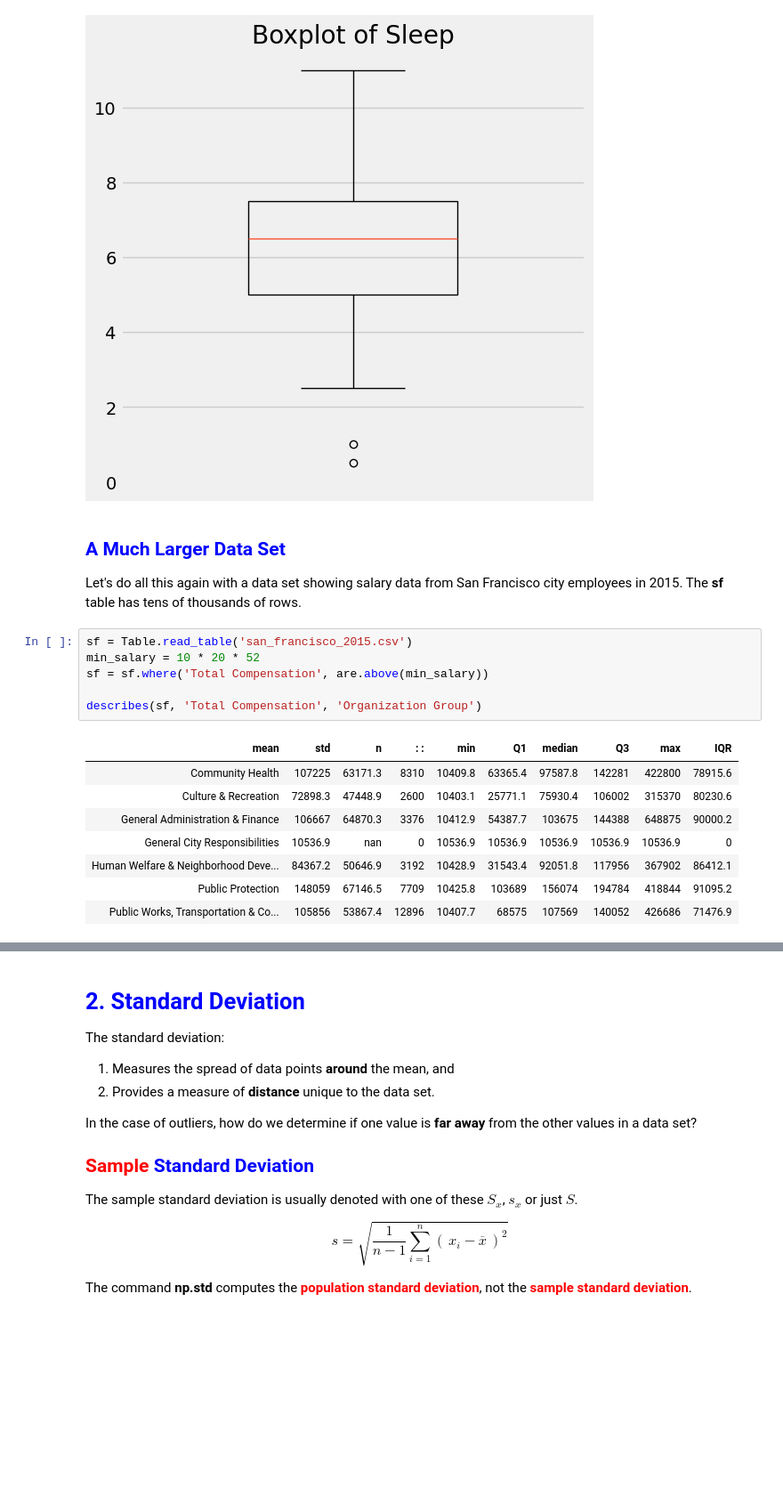
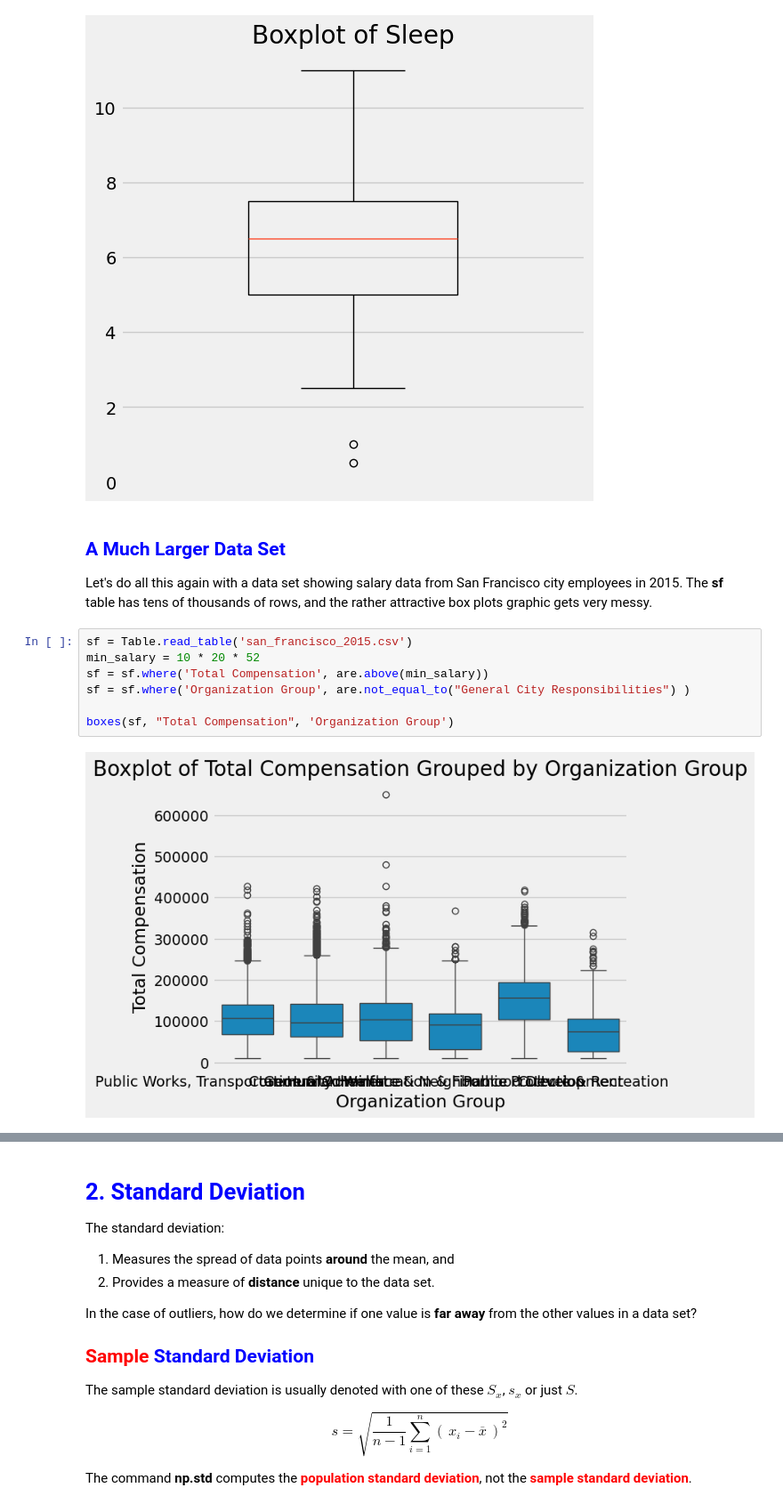
Before and after one commit to mathrobb/stats, a Jupyter notebook: Class Notebooks/Day08_descriptives.ipynb, the cells around one changed output, grey strips where cells are left out. Shown at 89% size. Saved outputs shown, nothing was run; the diff lists cells and outputs as text; blank space fills up the shorter version.

```diff
--- a/Class Notebooks/Day08_descriptives.ipynb
+++ b/Class Notebooks/Day08_descriptives.ipynb
@@ -126,22 +127,16 @@ box(sleep, 'Sleep')
 # %% [markdown]
 ### <span style="color:blue;font-weight:bold;font-size:1.1em">A Much Larger Data Set</span>
 
-Let's do all this again with a data set showing salary data from San Francisco city employees in 2015. The **sf** table has tens of thousands of rows.
+Let's do all this again with a data set showing salary data from San Francisco city employees in 2015. The **sf** table has tens of thousands of rows, and the rather attractive box plots graphic gets very messy.
 # %%
 sf = Table.read_table('san_francisco_2015.csv')
 min_salary = 10 * 20 * 52
 sf = sf.where('Total Compensation', are.above(min_salary))
+sf = sf.where('Organization Group', are.not_equal_to("General City Responsibilities") )
 
-describes(sf, 'Total Compensation', 'Organization Group')
+boxes(sf, "Total Compensation", 'Organization Group')
 # %% [output]
-| mean | std | n | : : | min | Q1 | median | Q3 | max | IQR |
-| Community Health | 107225 | 63171.3 | 8310 | 10409.8 | 63365.4 | 97587.8 | 142281 | 422800 | 78915.6 |
-| Culture & Recreation | 72898.3 | 47448.9 | 2600 | 10403.1 | 25771.1 | 75930.4 | 106002 | 315370 | 80230.6 |
-| General Administration & Finance | 106667 | 64870.3 | 3376 | 10412.9 | 54387.7 | 103675 | 144388 | 648875 | 90000.2 |
-| General City Responsibilities | 10536.9 | nan | 0 | 10536.9 | 10536.9 | 10536.9 | 10536.9 | 10536.9 | 0 |
-| Human Welfare & Neighborhood Deve... | 84367.2 | 50646.9 | 3192 | 10428.9 | 31543.4 | 92051.8 | 117956 | 367902 | 86412.1 |
-| Public Protection | 148059 | 67146.5 | 7709 | 10425.8 | 103689 | 156074 | 194784 | 418844 | 91095.2 |
-| Public Works, Transportation & Co... | 105856 | 53867.4 | 12896 | 10407.7 | 68575 | 107569 | 140052 | 426686 | 71476.9 |
+[figure, added]
 # %% [markdown]
 ### <span style="color:blue;font-weight:bold;font-size:1.1em">The x-ticks labels below the boxplots display awkwardly:</span>
 
```
Also changed, not shown: parts of 3 cells of this notebook, 1 other file.
